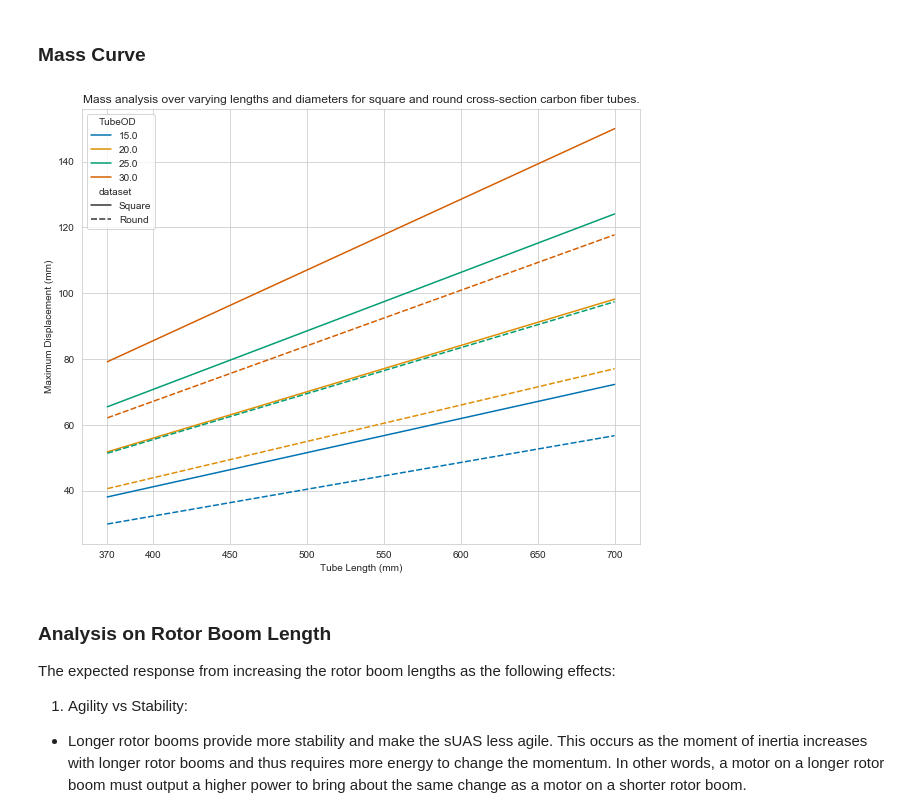
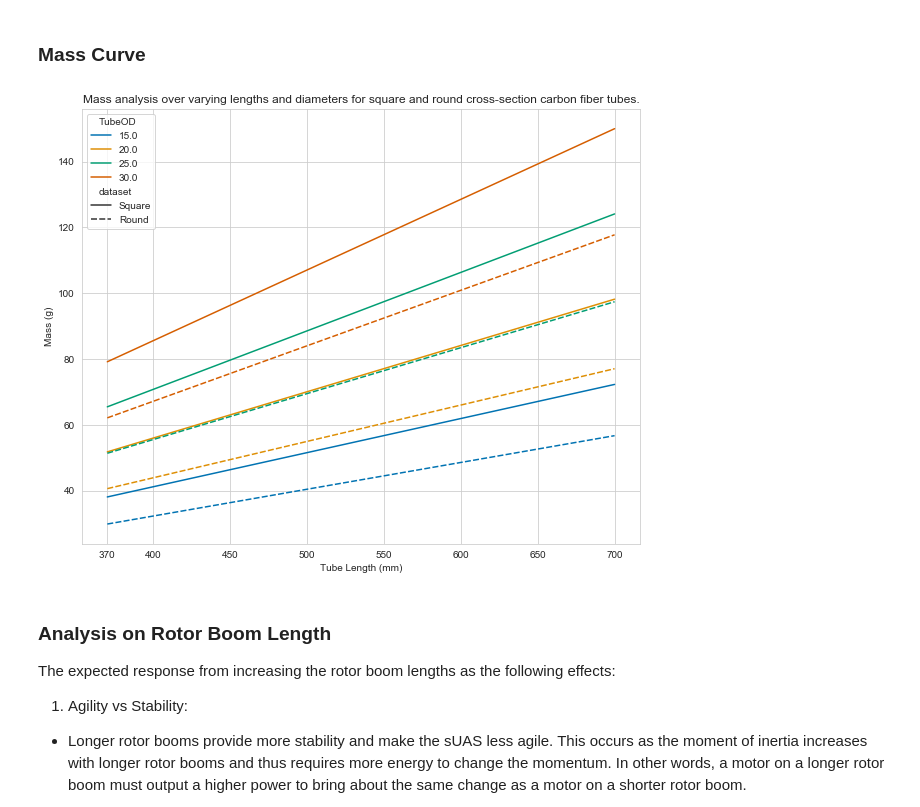
Before and after one commit to MBorrageiro/MScDrone-Py-Notebooks, a Jupyter notebook: rboom-length-analysis/RotorBoomLengthAnalysis.ipynb, the cells around one changed output. Cells and saved outputs as stored; diff of their text form; code cells hidden in the pictures.

```diff
--- a/rboom-length-analysis/RotorBoomLengthAnalysis.ipynb
+++ b/rboom-length-analysis/RotorBoomLengthAnalysis.ipynb
@@ -249,14 +249,14 @@ fig.savefig("SqRndDispCurve20Kg.png")
 # %%
 fig = plt.figure(figsize=(10,8))
 sns.set_style("whitegrid")
 sns.lineplot(x=dfConcat['TubeLength'],y=dfConcat['Mass1'],data=dfConcat,hue=dfConcat['TubeOD'], style=dfConcat['dataset'],palette='colorblind')
 plt.xlabel("Tube Length (mm)")
-plt.ylabel("Maximum Displacement (mm)")
+plt.ylabel("Mass (g)")
 plt.xticks([370,400,450,500,550,600,650,700])
 plt.title("Mass analysis over varying lengths and diameters for square and round cross-section carbon fiber tubes.")
 plt.show()
 # %% [output]
-[figure, old version]
+[figure, new version]
 # %% [markdown]
 ### Analysis on Rotor Boom Length
 
```
Also changed, not shown: parts of 56 cells of this notebook, 1 other file.
